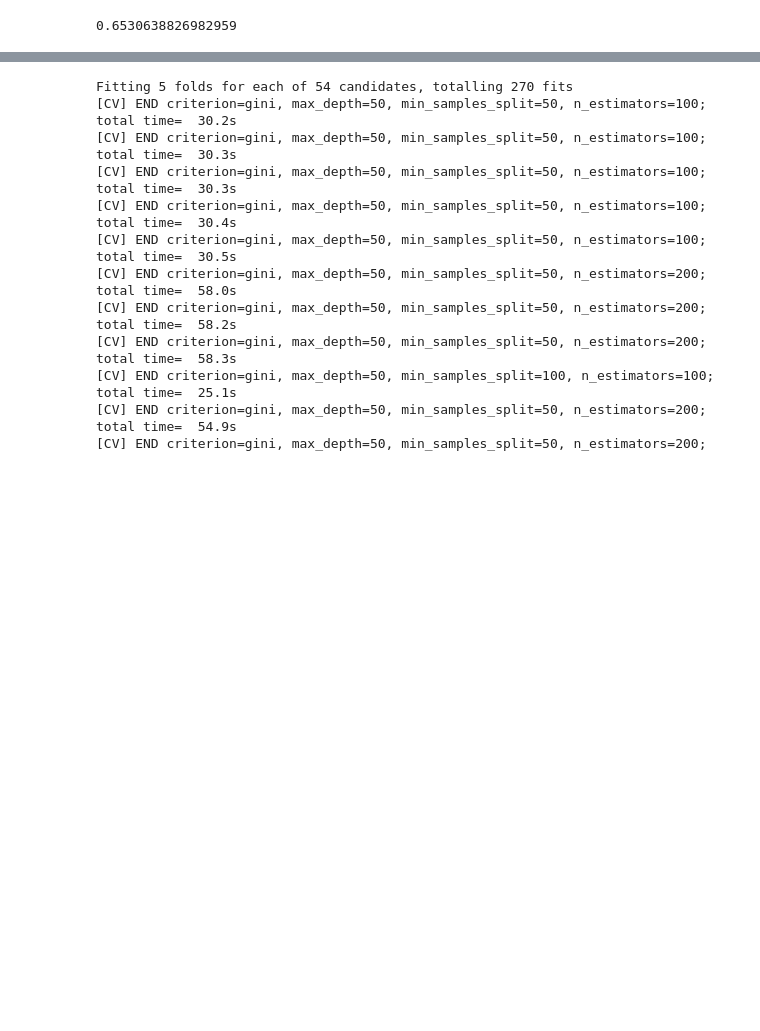
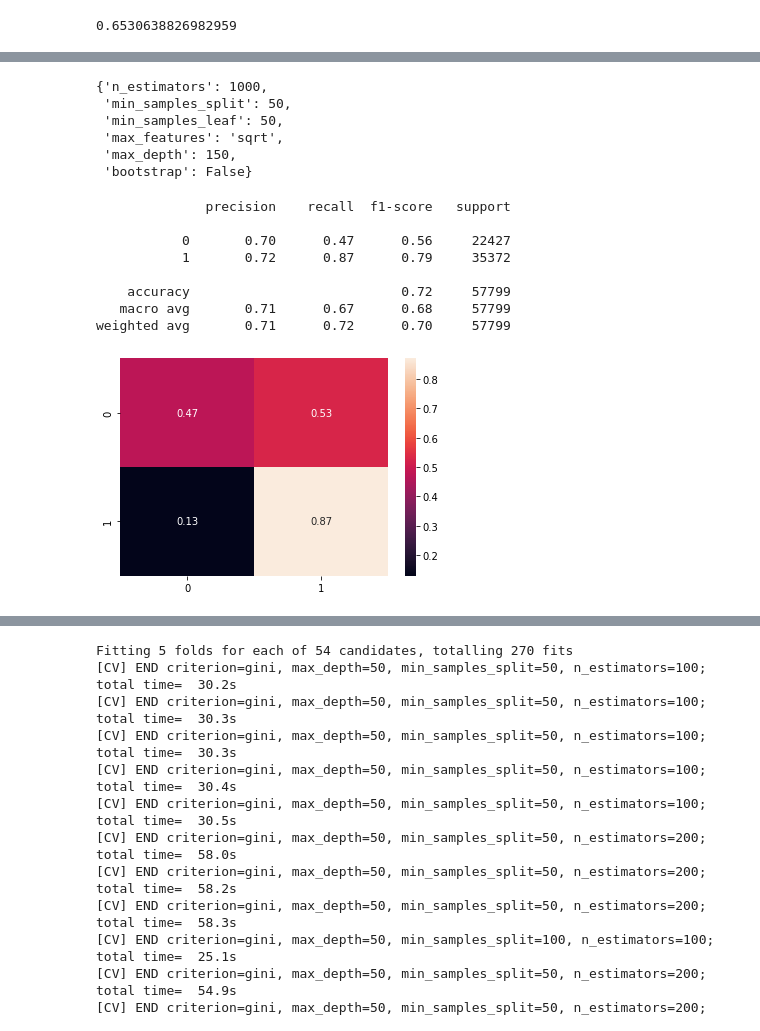
Before and after one commit to laurantirkh/kickstarter-ml, a Jupyter notebook: models_laurent.ipynb, the cells around one changed output, grey strips where cells are left out. Saved outputs shown, nothing was run; the diff lists cells and outputs as text; code cells hidden in the pictures; blank space fills up the shorter version.

```diff
--- a/models_laurent.ipynb
+++ b/models_laurent.ipynb
@@ -105,0 +127,13 @@ weighted avg       0.71      0.70      0.68     57799
+# %%
+# randomized search with random forest
+rs_params = {
+    'n_estimators': [100, 200, 500, 1000],
+    'max_features': [None, 'sqrt'],
+    'max_depth': [50, 100, 150],
+    'min_samples_split': [50, 100, 200],
+    'min_samples_leaf': [50, 100, 200],
+    'bootstrap': [True, False]}
+
+rs_forest = RandomizedSearchCV(forest, param_distributions=rs_params, n_jobs=-1, cv=3, scoring='f1', verbose=2, n_iter=100, random_state=42)
+# %%
+rs_forest.fit(X_train, y_train)
@@ -105,0 +167,25 @@ weighted avg       0.71      0.70      0.68     57799
+# %%
+best_rs = rs_forest.best_estimator_
+# %%
+rs_forest.best_params_
+# %% [output]
+{'n_estimators': 1000,
+ 'min_samples_split': 50,
+ 'min_samples_leaf': 50,
+ 'max_features': 'sqrt',
+ 'max_depth': 150,
+ 'bootstrap': False}
+# %%
+y_pred_rs = train(X_train, y_train, X_test, best_rs)
+# %%
+evaluate(y_test, y_pred_rs)
+# %% [output]
+              precision    recall  f1-score   support
+
+           0       0.70      0.47      0.56     22427
+           1       0.72      0.87      0.79     35372
+
+    accuracy                           0.72     57799
+   macro avg       0.71      0.67      0.68     57799
+weighted avg       0.71      0.72      0.70     57799
+[figure, added]
```
Also changed, not shown: parts of 12 cells of this notebook.
